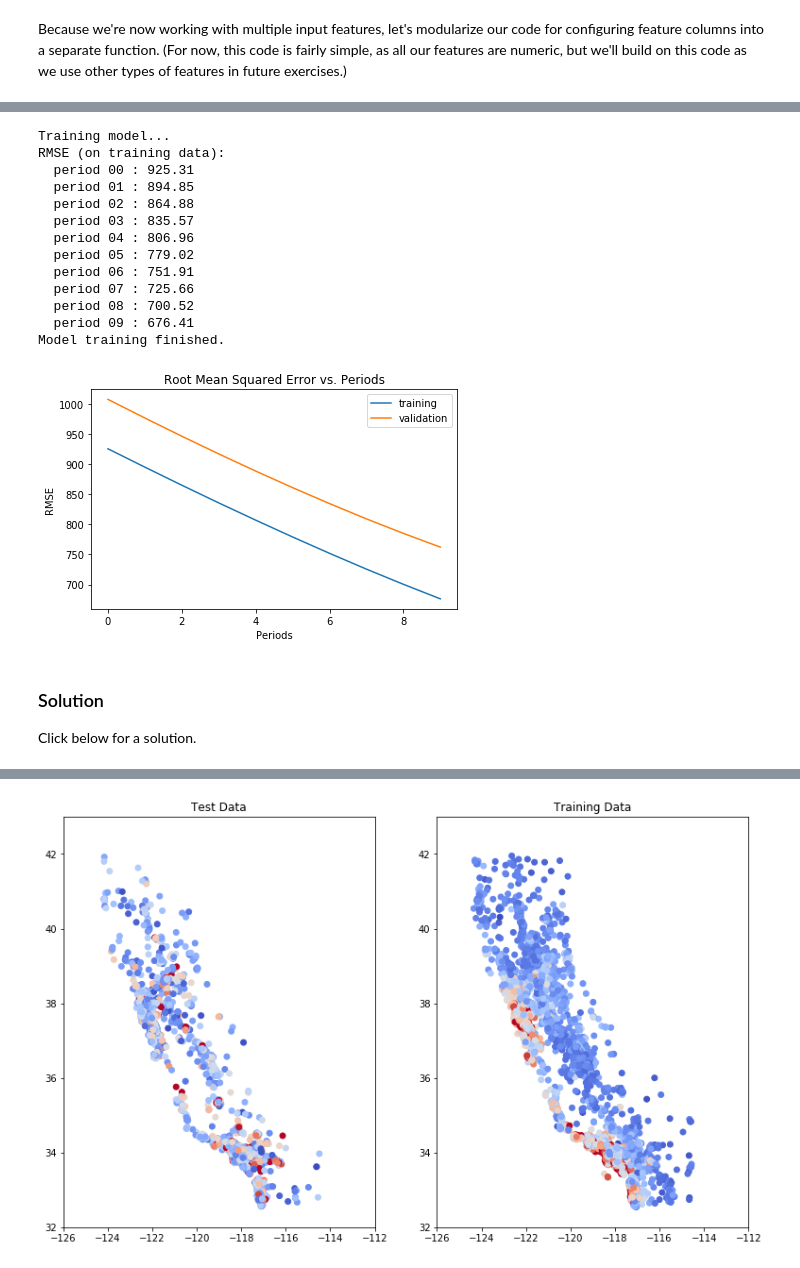
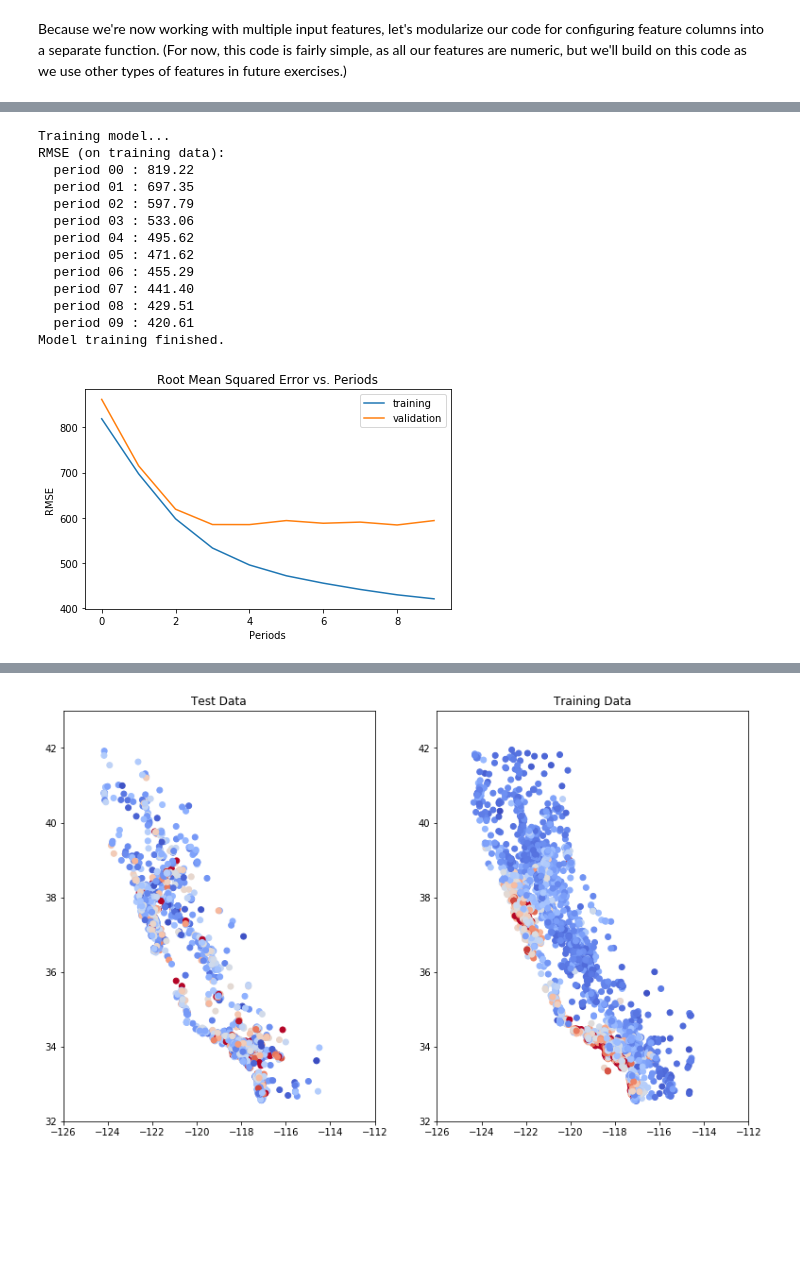
Before and after one commit to vincentmin/Big_Data_Analysis_Course, a Jupyter notebook: my_validation.ipynb, the cells around one changed output, grey strips where cells are left out. Saved outputs shown, nothing was run; the diff lists cells and outputs as text; code cells hidden in the pictures; blank space fills up the shorter version.

```diff
--- a/my_validation.ipynb
+++ b/my_validation.ipynb
@@ -266,19 +246,20 @@ def train_model(
       optimizer=my_optimizer
   )
 
-
-  # 1. Create input functions. # YOUR CODE HERE
-  training_input_fn = lambda: my_input_fn(training_examples,
-    training_targets["average_price"],
-    batch_size=batch_size)
-  predict_training_input_fn = lambda: my_input_fn(training_examples,
-    training_targets["average_price"],
-    num_epochs=1,
-    shuffle=False)
-  predict_validation_input_fn = lambda: my_input_fn(validation_examples,
-    validation_targets["average_price"],
-    num_epochs=1,
-    shuffle=False)
+  # Create input functions.
+  training_input_fn = lambda: my_input_fn(
+      training_examples,
+      training_targets["average_price"],
+      batch_size=batch_size)
+  predict_training_input_fn = lambda: my_input_fn(
+      training_examples,
+      training_targets["average_price"],
+      num_epochs=1,
+      shuffle=False)
+  predict_validation_input_fn = lambda: my_input_fn(
+      validation_examples, validation_targets["average_price"],
+      num_epochs=1,
+      shuffle=False)
 
   # Train the model, but do so inside a loop so that we can periodically assess
   # loss metrics.
@@ -292,11 +273,13 @@ def train_model(
         input_fn=training_input_fn,
         steps=steps_per_period,
     )
-    # 2. Take a break and compute predictions.    # YOUR CODE HERE
+    # Take a break and compute predictions.
     training_predictions = linear_regressor.predict(input_fn=predict_training_input_fn)
     training_predictions = np.array([item['predictions'][0] for item in training_predictions])
+
     validation_predictions = linear_regressor.predict(input_fn=predict_validation_input_fn)
     validation_predictions = np.array([item['predictions'][0] for item in validation_predictions])
+
 
     # Compute training and validation loss.
     training_root_mean_squared_error = math.sqrt(
@@ -319,35 +302,28 @@ def train_model(
   plt.plot(validation_rmse, label="validation")
   plt.legend()
 
-  _ = plt.plot()
-
   return linear_regressor
 # %%
 linear_regressor = train_model(
-    # TWEAK THESE VALUES TO SEE HOW MUCH YOU CAN IMPROVE THE RMSE
-    learning_rate=0.0001,
-    steps=1000,
+    learning_rate=0.001,
+    steps=500,
     batch_size=5,
     training_examples=training_examples,
     training_targets=training_targets,
     validation_examples=validation_examples,
     validation_targets=validation_targets)
 # %% [output]
 Training model...
 RMSE (on training data):
-  period 00 : 925.31
-  period 01 : 894.85
-  period 02 : 864.88
-  period 03 : 835.57
-  period 04 : 806.96
-  period 05 : 779.02
-  period 06 : 751.91
-  period 07 : 725.66
-  period 08 : 700.52
-  period 09 : 676.41
+  period 00 : 819.22
+  period 01 : 697.35
+  period 02 : 597.79
+  period 03 : 533.06
+  period 04 : 495.62
+  period 05 : 471.62
+  period 06 : 455.29
+  period 07 : 441.40
+  period 08 : 429.51
+  period 09 : 420.61
 Model training finished.
-[figure, old version]
+[figure, new version]
-# %% [markdown]
-### Solution
-
-Click below for a solution.
```
Also changed, not shown: parts of 16 cells of this notebook.
